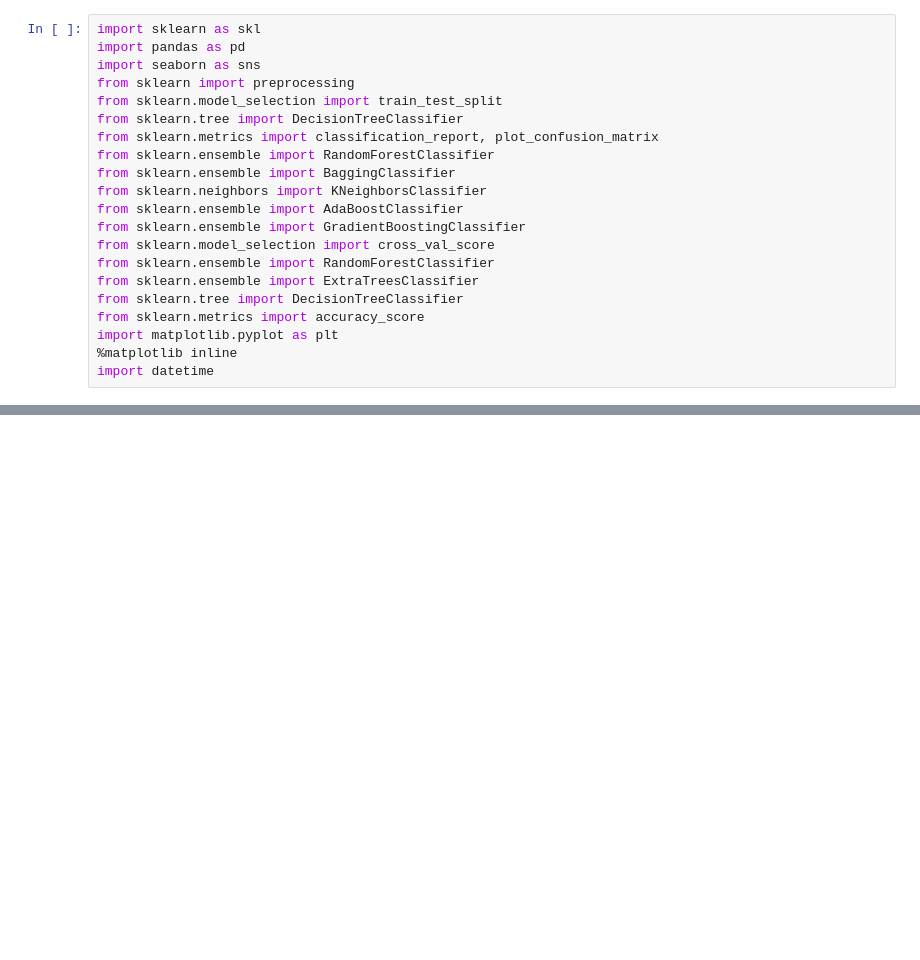
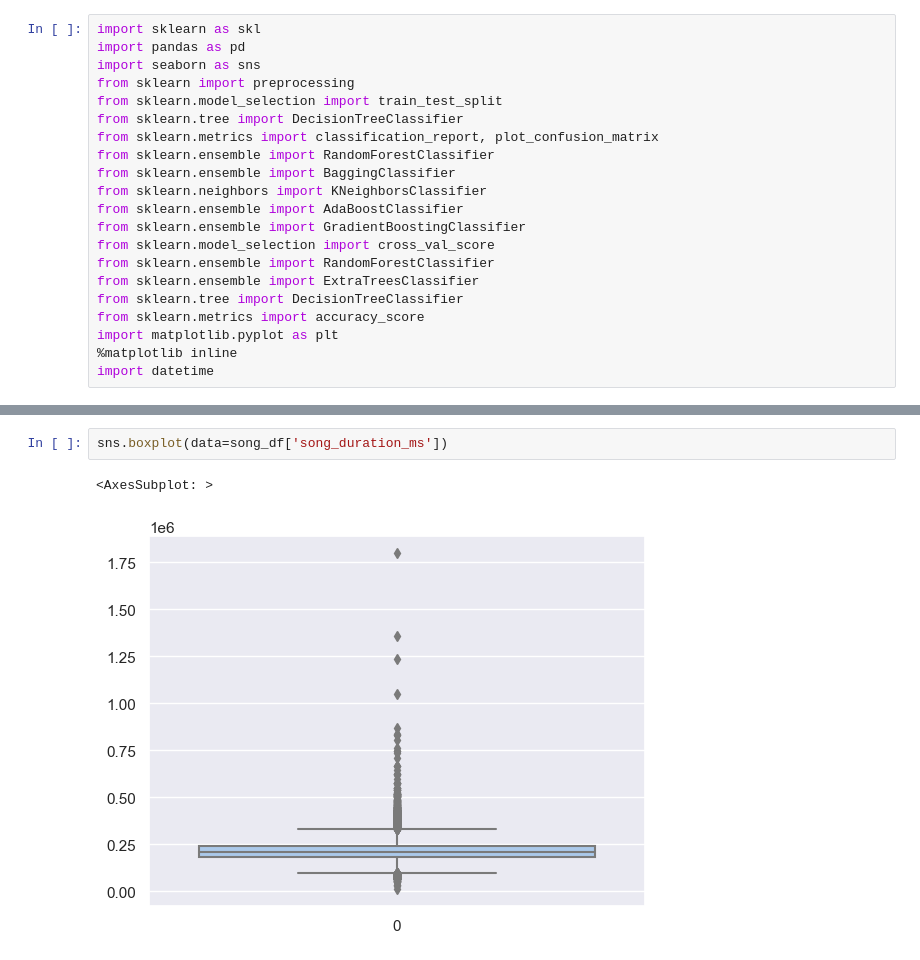
Before and after one commit to bohdan167/DAA, a Jupyter notebook: Datasets_&_Notebooks/SongPopularity.ipynb, the cells around one changed output, grey strips where cells are left out. Drawn from its saved outputs; the diff is of its cells as text; blank space fills up the shorter version.

```diff
--- a/Datasets_&_Notebooks/SongPopularity.ipynb
+++ b/Datasets_&_Notebooks/SongPopularity.ipynb
@@ -48,0 +147,5 @@ song_df = pd.read_csv('song_data.csv')
+# %%
+sns.boxplot(data=song_df['song_duration_ms'])
+# %% [output]
+<AxesSubplot: >
+[figure, added]
```
Also changed, not shown: parts of 12 cells of this notebook.
